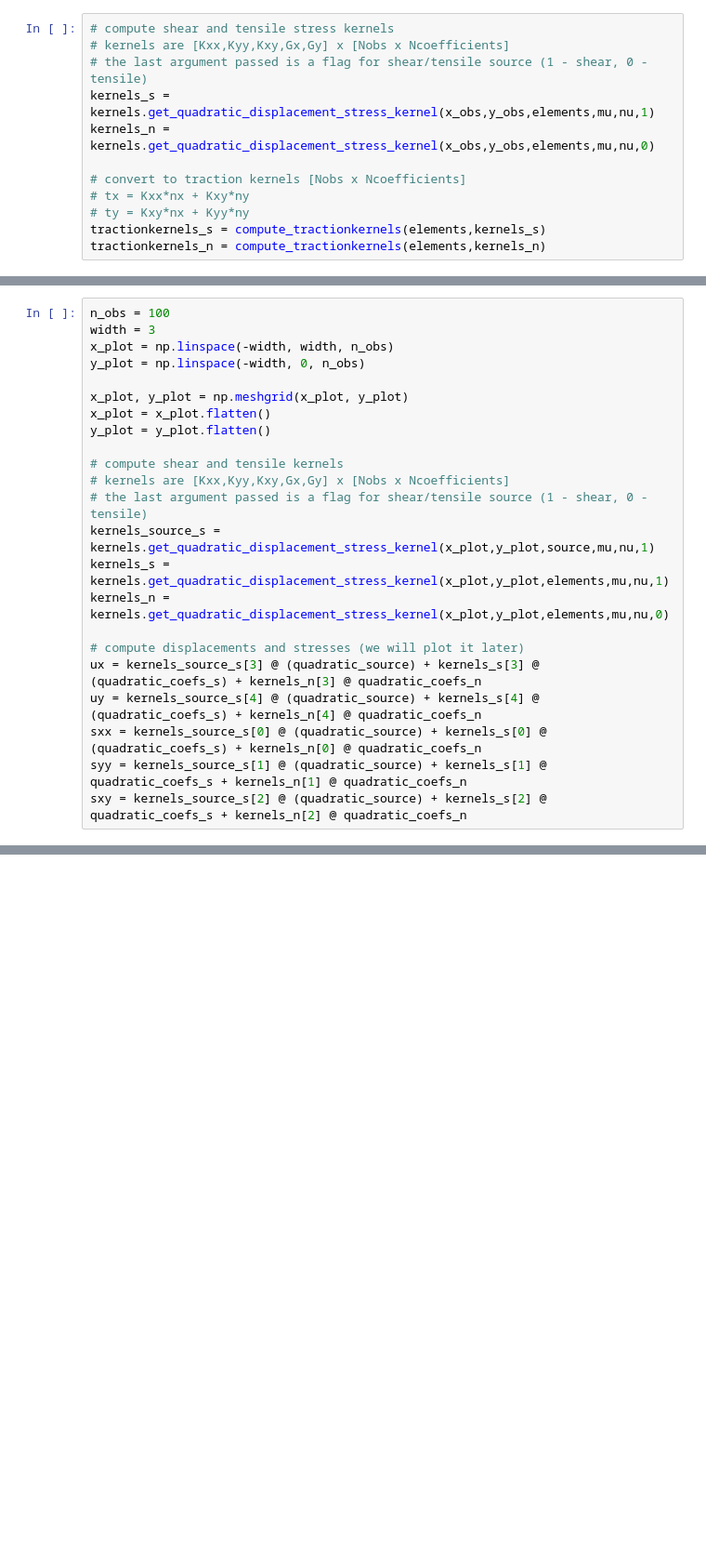
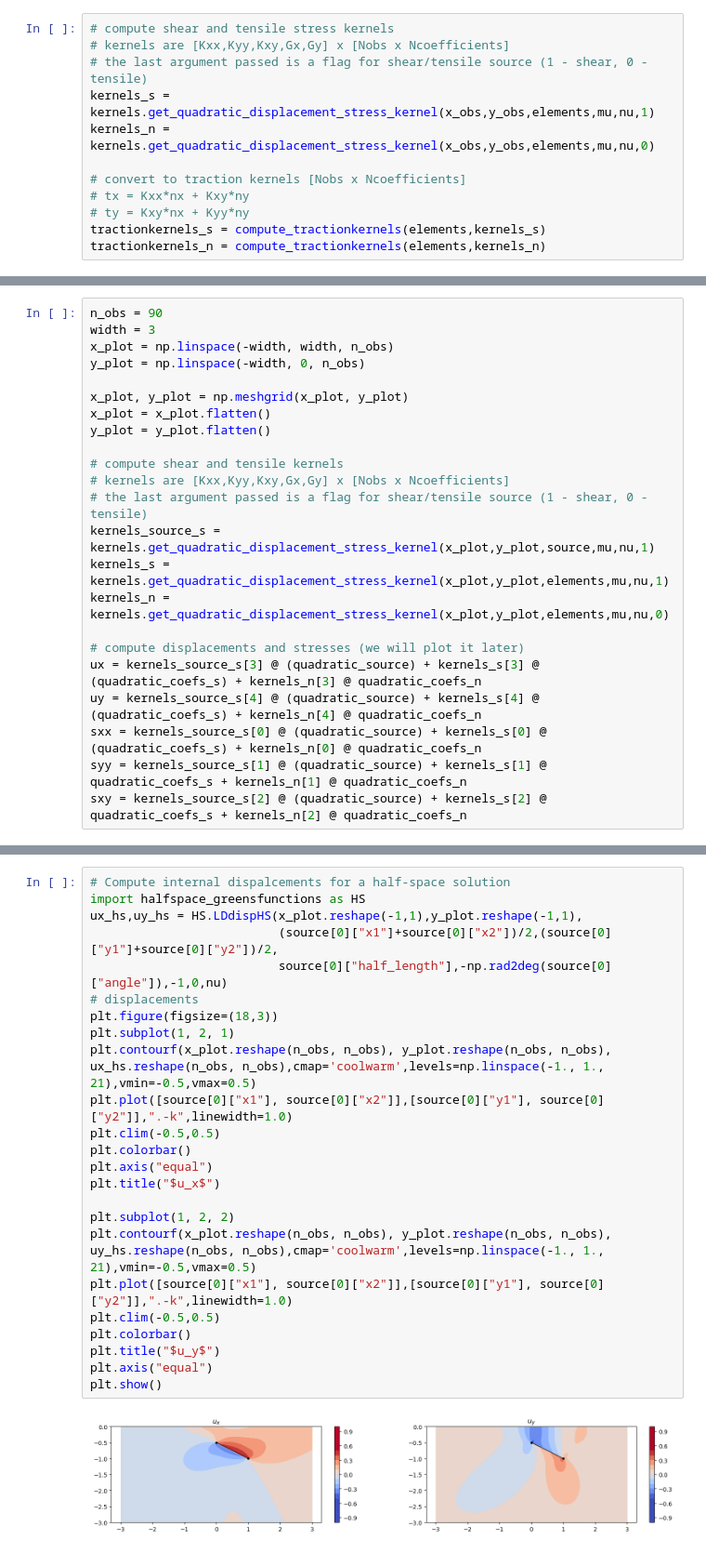
Before and after one commit to mallickrishg/bemcs, a Jupyter notebook: examples/examples_2_freesurface.ipynb, the cells around one changed output, grey strips where cells are left out. Shown at 93% size. Drawn from its saved outputs; the diff is of its cells as text; blank space fills up the shorter version.

Commit message:
compared displacements between BEM & HS

```diff
--- a/examples/examples_2_freesurface.ipynb
+++ b/examples/examples_2_freesurface.ipynb
@@ -187,5 +189,5 @@ for i in range(len(elements)):
 # %%
-n_obs = 100
+n_obs = 90
 width = 3
 x_plot = np.linspace(-width, width, n_obs)
 y_plot = np.linspace(-width, 0, n_obs)
@@ -310,0 +316,26 @@ plt.show()
+# %%
+# Compute internal dispalcements for a half-space solution
+import halfspace_greensfunctions as HS
+ux_hs,uy_hs = HS.LDdispHS(x_plot.reshape(-1,1),y_plot.reshape(-1,1),
+                          (source[0]["x1"]+source[0]["x2"])/2,(source[0]["y1"]+source[0]["y2"])/2,
+                          source[0]["half_length"],-np.rad2deg(source[0]["angle"]),-1,0,nu)
+# displacements
+plt.figure(figsize=(18,3))
+plt.subplot(1, 2, 1)
+plt.contourf(x_plot.reshape(n_obs, n_obs), y_plot.reshape(n_obs, n_obs), ux_hs.reshape(n_obs, n_obs),cmap='coolwarm',levels=np.linspace(-1., 1., 21),vmin=-0.5,vmax=0.5)
+plt.plot([source[0]["x1"], source[0]["x2"]],[source[0]["y1"], source[0]["y2"]],".-k",linewidth=1.0)
+plt.clim(-0.5,0.5)
+plt.colorbar()
+plt.axis("equal")
+plt.title("$u_x$")
+
+plt.subplot(1, 2, 2)
+plt.contourf(x_plot.reshape(n_obs, n_obs), y_plot.reshape(n_obs, n_obs), uy_hs.reshape(n_obs, n_obs),cmap='coolwarm',levels=np.linspace(-1., 1., 21),vmin=-0.5,vmax=0.5)
+plt.plot([source[0]["x1"], source[0]["x2"]],[source[0]["y1"], source[0]["y2"]],".-k",linewidth=1.0)
+plt.clim(-0.5,0.5)
+plt.colorbar()
+plt.title("$u_y$")
+plt.axis("equal")
+plt.show()
+# %% [output]
+[figure, added]
```
Also changed, not shown: parts of 8 cells of this notebook.
